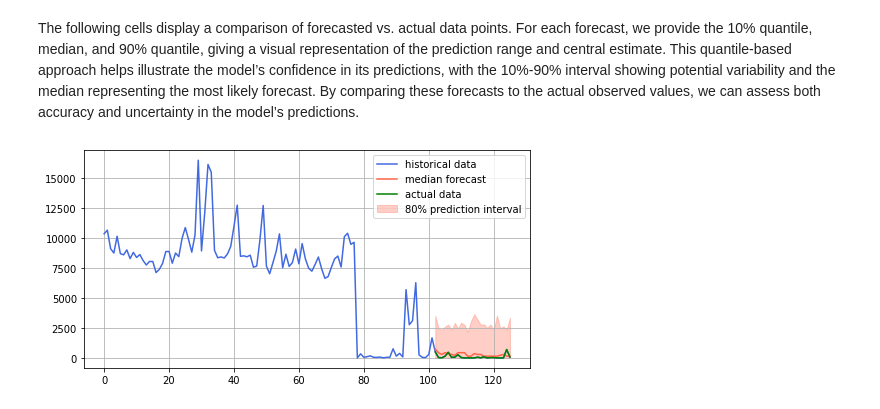
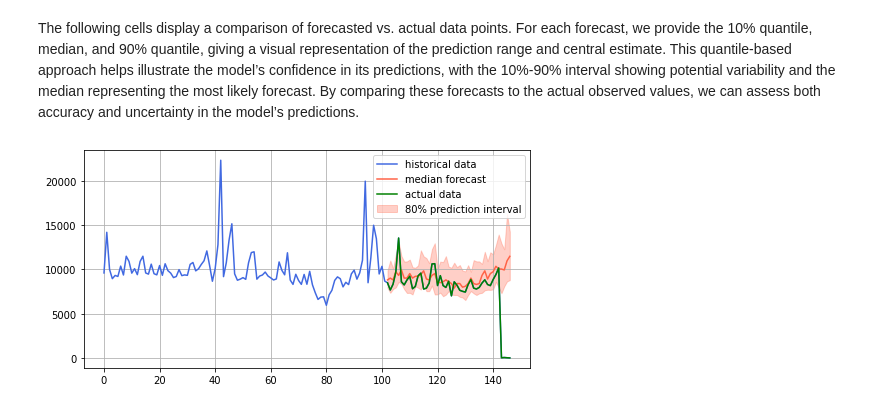
Before and after one commit to wearesulie/sulie, a Jupyter notebook: examples/getting-started-w-forecasts.ipynb, the cells around one changed output. Cells and saved outputs as stored; diff of their text form; code cells hidden in the pictures.

```diff
--- a/examples/getting-started-w-forecasts.ipynb
+++ b/examples/getting-started-w-forecasts.ipynb
@@ -106,28 +106,31 @@ store_data.head()
+# %%
+# Set up the prediction horizon length
+horizon_length = 45
 # %%
 low, median, high = client.forecast(
-    dataset=store_data[:-24],  # Leave last 24 samples for validation
+    dataset=store_data[:-horizon_length],  # Leave last 24 samples for validation
     target="weekly_sales",
-    horizon=24,
-    num_samples=100
+    horizon=horizon_length,
+    num_samples=20
 )
 # %% [markdown]
 The following cells display a comparison of forecasted vs. actual data points. For each forecast, we provide the 10% quantile, median, and 90% quantile, giving a visual representation of the prediction range and central estimate. This quantile-based approach helps illustrate the model’s confidence in its predictions, with the 10%-90% interval showing potential variability and the median representing the most likely forecast. By comparing these forecasts to the actual observed values, we can assess both accuracy and uncertainty in the model’s predictions.
 # %%
 # Limit number of weekly sales data to display
 nr_samples = round(store_data.shape[0] * 0.2)
 
 # Range for ploting forecasts
-indices = range(nr_samples, nr_samples + 24)
+indices = range(nr_samples, nr_samples + horizon_length)
 
 plt.figure(figsize=(8, 4))
 
-plt.plot(store_data[-(nr_samples + 24):]["weekly_sales"].values, color="royalblue", label="historical data")
+plt.plot(store_data[-(nr_samples + horizon_length):]["weekly_sales"].values, color="royalblue", label="historical data")
 plt.plot(indices, median, color="tomato", label="median forecast")
-plt.plot(indices, store_data[-24:]["weekly_sales"].values, color="green", label="actual data")
+plt.plot(indices, store_data[-horizon_length:]["weekly_sales"].values, color="green", label="actual data")
 plt.fill_between(indices, low, high, color="tomato", alpha=0.3, label="80% prediction interval")
 
 plt.legend()
 plt.grid()
 plt.show()
 # %% [output]
-[figure, old version]
+[figure, new version]
```
Also changed, not shown: parts of 4 cells of this notebook, 3 other files.
